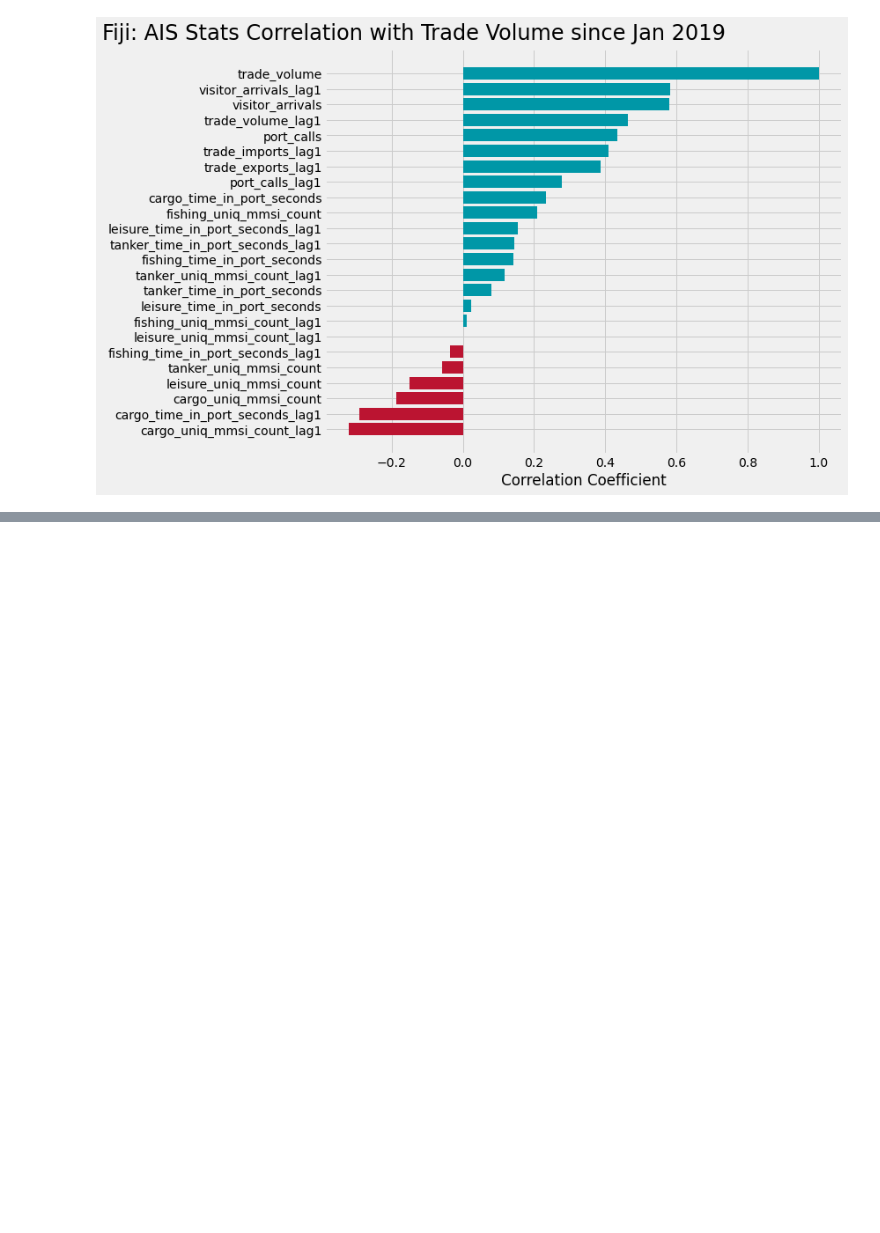
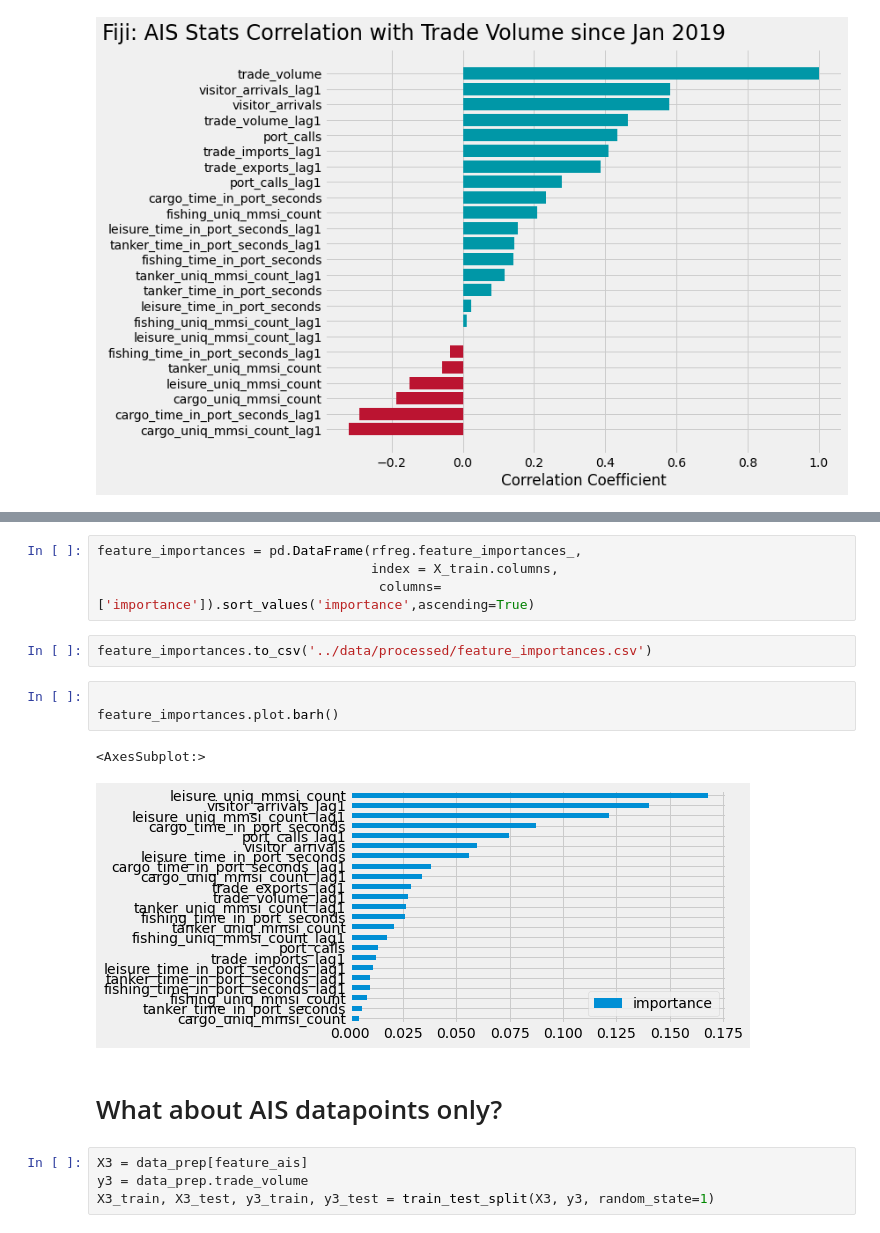
Before and after one commit to GeoffPidcock/ais-pacifimpact, a Jupyter notebook: notebooks/05--geoffpidcock--trade-modeling.ipynb, the cells around one changed output, grey strips where cells are left out. Cells and saved outputs as stored; diff of their text form; blank space fills up the shorter version.

```diff
--- a/notebooks/05--geoffpidcock--trade-modeling.ipynb
+++ b/notebooks/05--geoffpidcock--trade-modeling.ipynb
@@ -331,0 +550,18 @@ plt.suptitle('Fiji: AIS Stats Correlation with Trade Volume since Jan 2019\n',x=
+# %%
+feature_importances = pd.DataFrame(rfreg.feature_importances_,
+                                   index = X_train.columns,
+                                    columns=['importance']).sort_values('importance',ascending=True)
+# %%
+feature_importances.to_csv('../data/processed/feature_importances.csv')
+# %%
+
+feature_importances.plot.barh()
+# %% [output]
+<AxesSubplot:>
+[figure, added]
+# %% [markdown]
+# What about AIS datapoints only?
+# %%
+X3 = data_prep[feature_ais]
+y3 = data_prep.trade_volume
+X3_train, X3_test, y3_train, y3_test = train_test_split(X3, y3, random_state=1)
```
Also changed, not shown: parts of 40 cells of this notebook.
